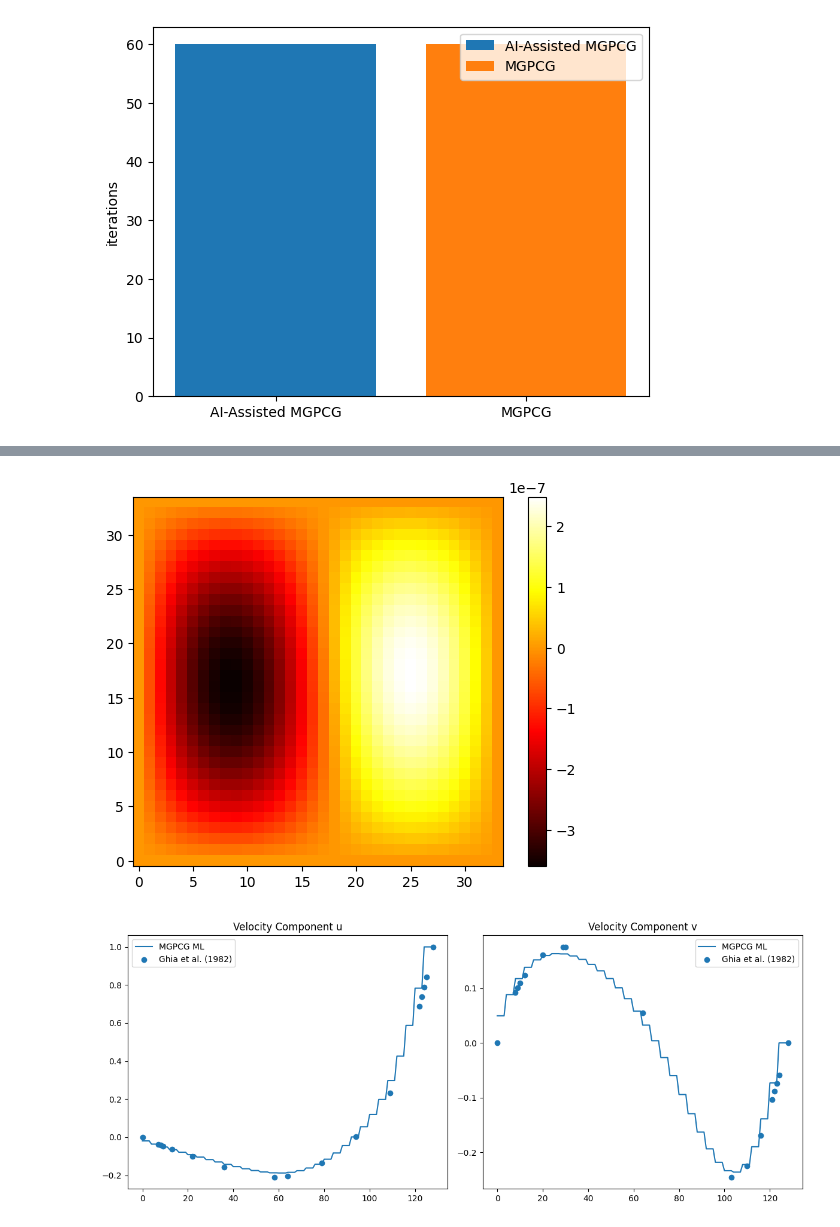
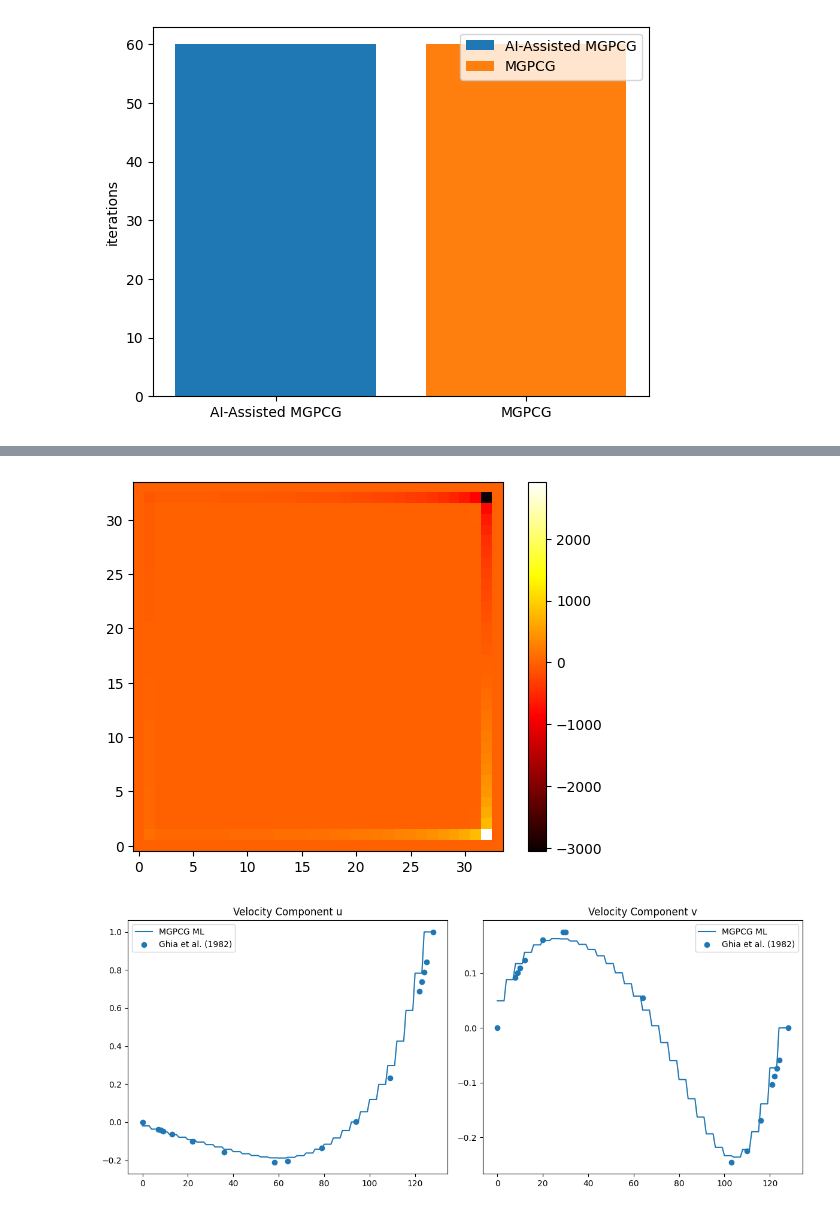
Before and after one commit to glaand/bachelor-thesis, a Jupyter notebook: ml/experimental/ml_analysis_kaneda.ipynb, the cells around one changed output, grey strips where cells are left out. Saved outputs shown, nothing was run; the diff lists cells and outputs as text; code cells hidden in the pictures.

```diff
--- a/ml/ml_analysis_kaneda.ipynb
+++ b/ml/experimental/ml_analysis_kaneda.ipynb
@@ -125,13 +125,13 @@ Loss:  0.02954166229911237
 # %%
-e_data = np.loadtxt("ML_data/e_50.dat")
+e_data = np.loadtxt("ML_data/res_1000.dat")
 # plot e_data as heatmap
 plt.imshow(e_data, cmap='hot', interpolation='nearest')
 # invert the y-axis
 plt.gca().invert_yaxis()
 plt.colorbar()
 plt.show()
 # %% [output]
-[figure, old version]
+[figure, new version]
 # %%
 # Ghia et al. (1982) - Re = 100
 reference_ux_RE_100 = {
```
Also changed, not shown: parts of 3 cells of this notebook, 22 other files.
